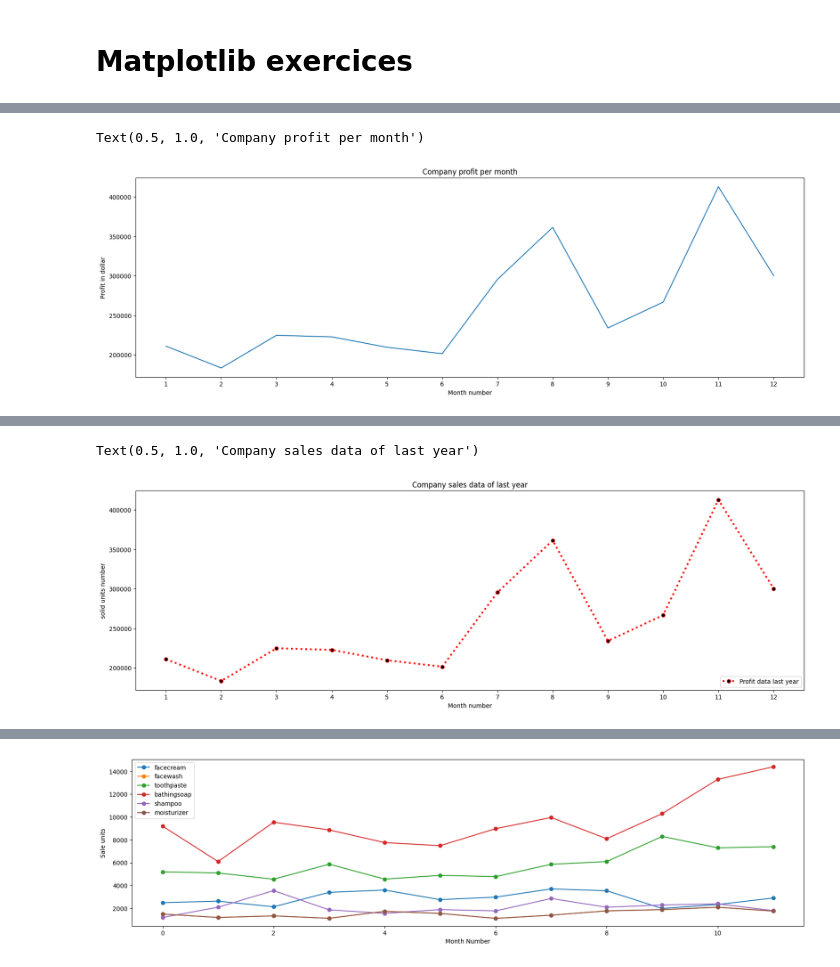
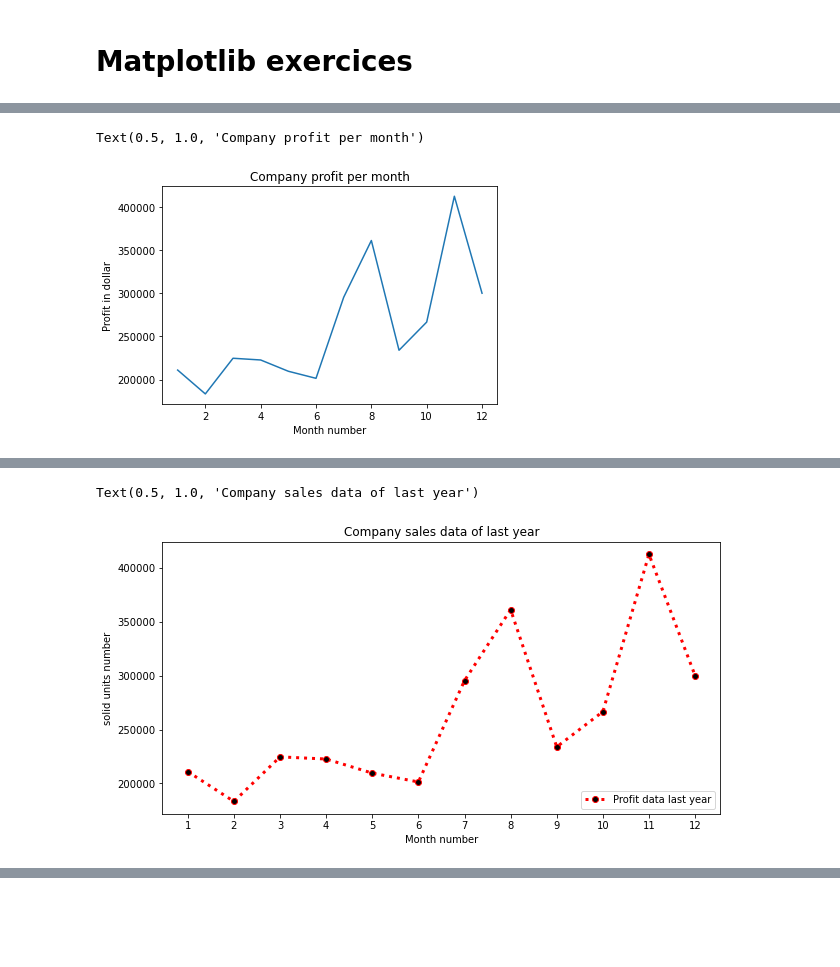
Before and after one commit to SalmaTADLAOUI/M111-Advanced-Python-and-Database-Management, a Jupyter notebook: day01/exercises/03-matplotlib_basic_assignment.ipynb, the cells around one changed output, grey strips where cells are left out. Saved outputs shown, nothing was run; the diff lists cells and outputs as text; code cells hidden in the pictures; blank space fills up the shorter version.

```diff
--- a/day01/exercises/03-matplotlib_basic_assignment.ipynb
+++ b/day01/exercises/03-matplotlib_basic_assignment.ipynb
@@ -19,18 +19,19 @@ The line plot graph should look like this.
 # %%
 import pandas as pd
 import matplotlib.pyplot as plt
-graph=pd.read_csv("../data/company_sales_data.csv")
-plt.figure(figsize=(20,6))
-axis1=graph["total_profit"]
-axis0=graph["month_number"]
+data=pd.read_csv("../data/company_sales_data.csv")
+
+
+axis1=data["total_profit"]
+axis0=data["month_number"]
 plt.plot(axis0,axis1,scalex=True)
-plt.xticks(range(1,13))
+
 plt.xlabel("Month number")
 plt.ylabel("Profit in dollar")
 plt.title("Company profit per month")
 # %% [output]
 Text(0.5, 1.0, 'Company profit per month')
-[figure, old version]
+[figure, new version]
 # %% [markdown]
 ## Exercise 2
 **Get total profit of all months and show line plot with the following Style properties**
@@ -46,10 +47,8 @@ Text(0.5, 1.0, 'Company profit per month')
 
 <img src="../data/company_sales_data_of_last_year.png" alt="company_sales_data_of_last_year" style="width: 700px;"/>
 # %%
-graph=pd.read_csv("../data/company_sales_data.csv")
-dollar_profit_pdserie=graph[["month_number","total_profit"]]
-plt.figure(figsize=(20,6))
-plt.plot(graph["month_number"],graph["total_profit"],color='r',marker='o',mfc='black',linestyle="dotted",linewidth=3,label="Profit data last year")
+plt.figure(figsize=(10,5))
+plt.plot(data["month_number"],data["total_profit"],color='r',marker='o',mfc='black',linestyle="dotted",linewidth=3,label="Profit data last year")
 plt.legend(loc=4)
 plt.locator_params('x',nbins = 20)
 plt.xlabel("Month number")
@@ -57,7 +56,7 @@ plt.ylabel("solid units number")
 plt.title("Company sales data of last year")
 # %% [output]
 Text(0.5, 1.0, 'Company sales data of last year')
-[figure, old version]
+[figure, new version]
 # %% [markdown]
 ## Exercise 3
 **Read all product sales data and show it  using a multiline plot**
@@ -65,15 +64,3 @@ Display the number of units sold per month for each product using multiline plot
 **Expected output**
 
 <img src="../data/sales_data.png" alt="sales_data" style="width: 500px;"/>
-# %%
-plt.figure(figsize=(20,5))
-graph=pd.read_csv("../data/company_sales_data.csv")
-sales=graph.iloc[:,1:7]
-headers=list(sales.columns.values)
-plt.plot(sales,marker='o',label=headers)
-plt.legend()
-plt.xlabel('Month Number')
-plt.ylabel('Sale units')
-plt.show()
-# %% [output]
-[figure, removed]
```
Also changed, not shown: parts of 10 cells of this notebook, 3 other files.
